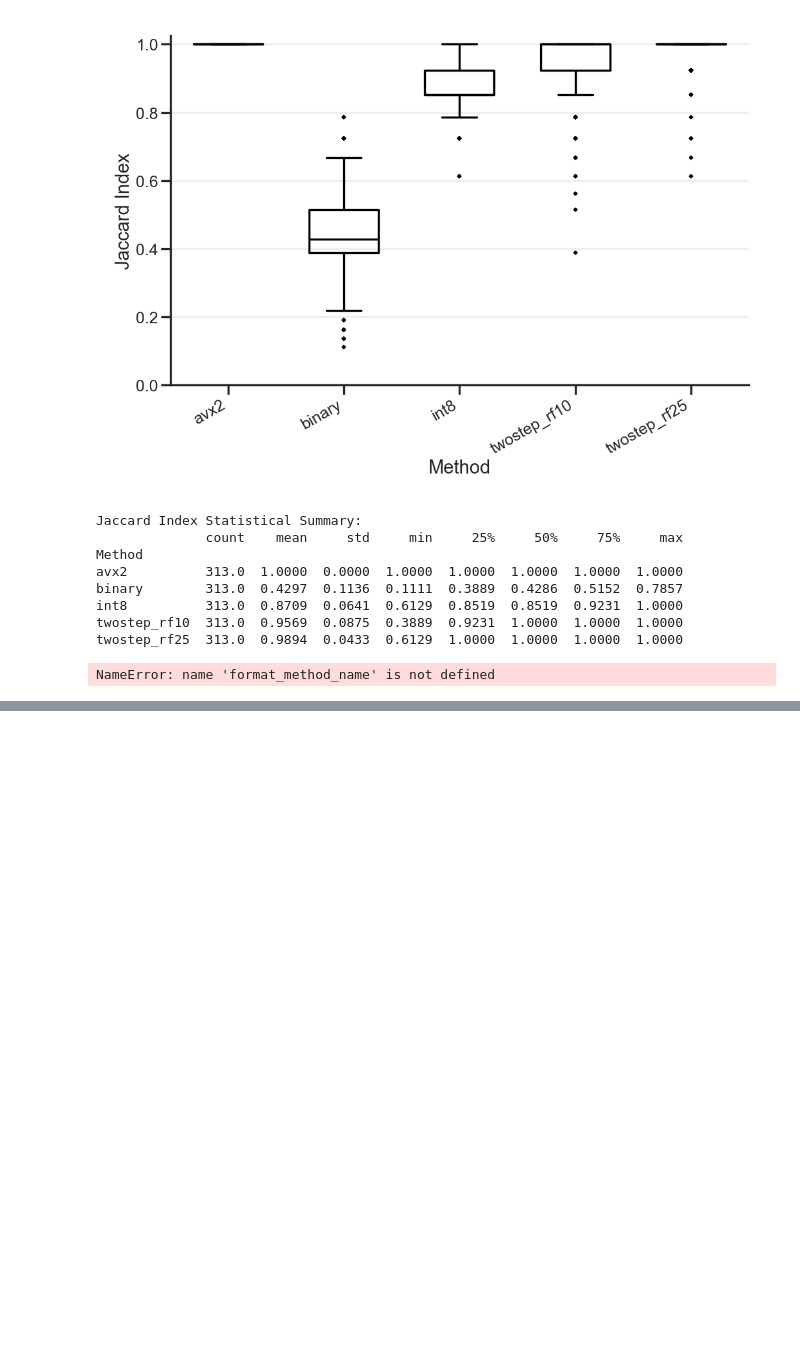
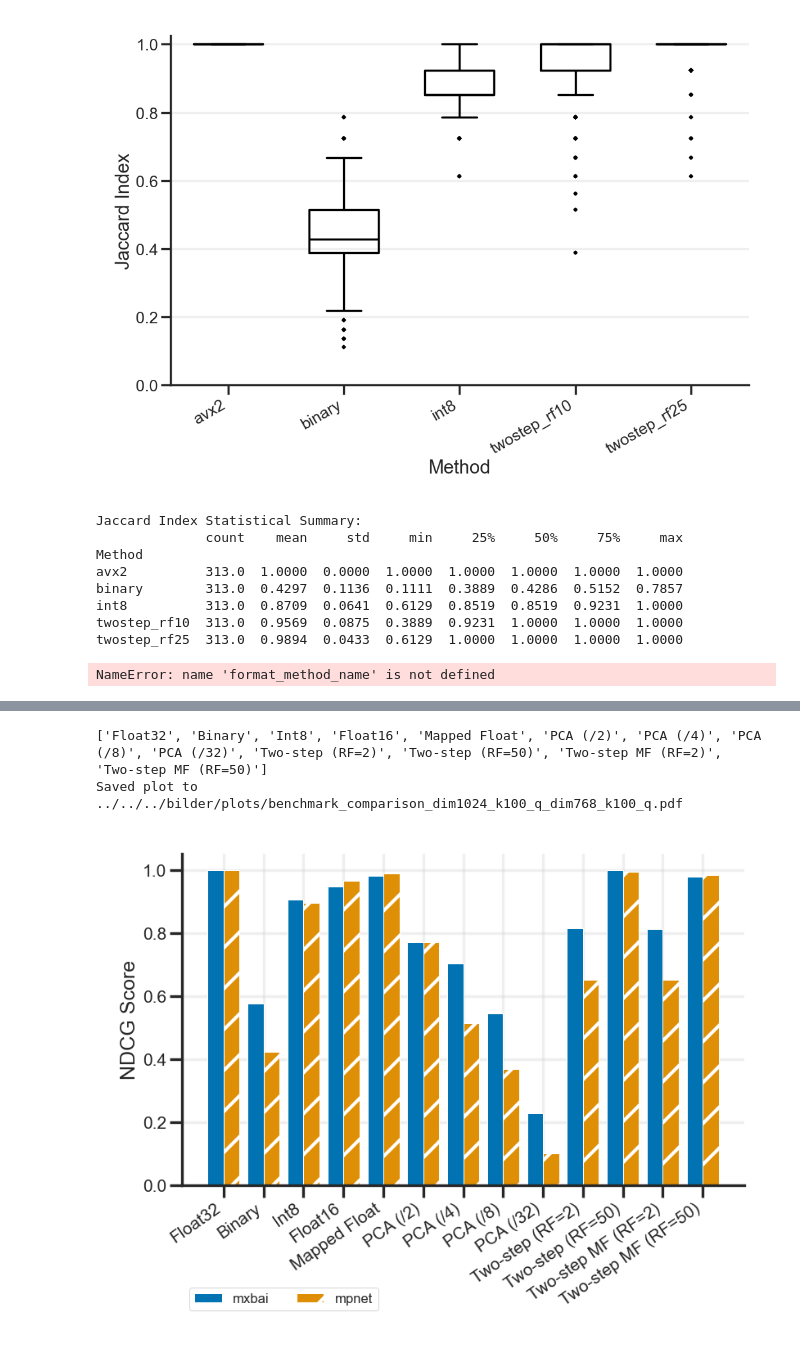
Before and after one commit to thubn/simsearch, a Jupyter notebook: python/jupyter/plots_arm.ipynb, the cells around one changed output, grey strips where cells are left out. Cells and saved outputs as stored; diff of their text form; code cells hidden in the pictures; blank space fills up the shorter version.

Commit message:
add bar chart hatch

```diff
--- a/python/jupyter/plots_arm.ipynb
+++ b/python/jupyter/plots_arm.ipynb
@@ -55,7 +55,7 @@ plt.rcParams.update({
 
 # Global plot saving configuration
 SAVE_PLOTS = True  # Switch this to True to enable saving
-PLOT_DIR = Path('./images/')  # Directory for saved plots
+PLOT_DIR = Path('../../../bilder/plots')  # Directory for saved plots
 RESULT_PATH = "./results/"
 
 def save_plot(name, fig=None):
@@ -74,7 +74,7 @@ def save_plot(name, fig=None):
             fig = plt.gcf()
 
         # Save with timestamp to avoid overwrites
-        filename = PLOT_DIR / f"{name}.png"
+        filename = PLOT_DIR / f"{name}.pdf"
         fig.savefig(filename, bbox_inches='tight', dpi=600)
         print(f"Saved plot to {filename}")
 
@@ -217,12 +217,12 @@ def get_method_display_name(method, method_names_map=None):
 DEFAULT_METHOD_NAMES = {
     'float': 'Float32',
     'float_mt': 'Float32 MT',
-    'binary': 'SIMD Binary',
-    'binary_mt': 'SIMD Binary MT',
-    'avx2': 'SIMD Float32',
-    'avx2_mt': 'SIMD Float32 MT',
-    'int8': 'SIMD Int8',
-    'int8_mt': 'SIMD Int8 MT',
+    'binary': 'Binary',
+    'binary_mt': 'Binary MT',
+    'avx2': 'Float32',
+    'avx2_mt': 'Float32 MT',
+    'int8': 'Int8',
+    'int8_mt': 'Int8 MT',
     'twostep_rf2': 'Two-step (RF=2)',
     'twostep_rf5': 'Two-step (RF=5)',
     'twostep_rf10': 'Two-step (RF=10)',
@@ -238,12 +238,12 @@ DEFAULT_METHOD_NAMES = {
     'ts_mf_rf25': 'Two-step MF (RF=25)',
     'ts_mf_rf50': 'Two-step MF (RF=50)',
     'float16': 'Float16',
-    'mf': 'SIMD Mapped Float',
-    'pca2': 'PCA (2x)',
-    'pca4': 'PCA (4x)',
-    'pca8': 'PCA (8x)',
-    'pca16': 'PCA (16x)',
-    'pca32': 'PCA (32x)',
+    'mf': 'Mapped Float',
+    'pca2': 'PCA (/2)',
+    'pca4': 'PCA (/4)',
+    'pca8': 'PCA (/8)',
+    'pca16': 'PCA (/16)',
+    'pca32': 'PCA (/32)',
 }
 # %%
 def plot_performance_comparison(results, result_key, skip_methods=None, enable_save_plot=False, name_postfix=""):
@@ -1838,6 +1893,7 @@ def compare_benchmarks(results_dict, benchmark_keys, names=None, skip_methods=['
 
     # Prepare data for plotting
     methods = list(benchmark_info[names[0]]['stats'].keys())
+    print(methods)
     methods_filtered = [m for m in methods if m not in skip_methods]
     methods_filtered = [m for m in methods if not any(fnmatch.fnmatch(m, pattern) for pattern in skip_methods)]
     x = np.arange(len(methods_filtered))
@@ -1845,6 +1901,7 @@ def compare_benchmarks(results_dict, benchmark_keys, names=None, skip_methods=['
 
     # Create NDCG comparison plot
     plt.figure(figsize=(2.75, 2.25))
+    hatch_styles = ["", "//"]
 
     # Plot bars for each benchmark
     for i, name in enumerate(names):
@@ -1854,45 +1911,56 @@ def compare_benchmarks(results_dict, benchmark_keys, names=None, skip_methods=['
         plt.bar(x + i*width - width*len(names)/2 + width/2,
                 ndcg_scores,
                 width,
-                label=name)
+                label=name,
+                hatch=hatch_styles[i])
 
-    plt.xlabel('Method', fontsize=6)
+    # plt.xlabel('Methods', fontsize=6)
     plt.ylabel('NDCG Score', fontsize=6)
     #plt.title(plot_title, fontsize=7)
     plt.xticks(x, methods_filtered, rotation=35, ha='right', fontsize=5)
     plt.yticks(fontsize=5)
-    plt.legend(loc=3, bbox_to_anchor=(-0.1,-0.55), fontsize=5)
+    # plt.legend(loc=3, ncol=1, bbox_to_anchor=(-0,-0.4), fontsize=4, ['mxbai', 'mpnet'])
+
+    handles, _ = plt.gca().get_legend_handles_labels()
+    plt.legend(handles, ['mxbai', 'mpnet'],
+            loc=3, ncol=2, bbox_to_anchor=(-0,-0.4), fontsize=4)
+
     plt.grid(True, alpha=0.3)
 
     plt.tight_layout()
 
     # Save plot if enabled
     if len(benchmark_keys) > 1:
         if enable_save_plot: save_plot(f'benchmark_comparison_{get_title_metadata(result_key=benchmark_keys[0], with_unterscores=True)}_{get_title_metadata(result_key=benchmark_keys[1], with_unterscores=True)}{name_postfix}')
     else:
         if enable_save_plot: save_plot(f'benchmark_comparison_{get_title_metadata(result_key=benchmark_keys[0], with_unterscores=True)}{name_postfix}')
 
     plt.show()
 
     # Print detailed comparison
     # print("\nDetailed Comparison:")
     # for method in methods:
     #     print(f"\nMethod: {method}")
     #     print("-" * 50)
     #     for name in names:
     #         stats = benchmark_info[name]['stats'][method]
     #         dim = benchmark_info[name]['metadata']['vector_dim']
     #         print(f"{name} (dim={dim}):")
     #         print(f"  Time: {stats['mean_time']:.2f} ± {stats['std_time']:.2f} μs")
     #         if method != 'float':
     #             print(f"  NDCG: {stats['ndcg']:.3f} ± {stats['ndcg_std']:.3f}")
 
 # Example usage with multiple benchmark results
+# print(results['benchmark_dim1024_k10_q']['summary'].keys())
 compare_benchmarks(results,
                    benchmark_keys=['benchmark_dim1024_k100_q', 'benchmark_dim768_k100_q'],
                    names=['mxbai-embed-large-v1', 'all-mpnet-base-v2'],
-                   skip_methods=['float', 'twostep_rf5', 'twostep_rf10', 'twostep_rf25', 'ts_mf_rf5', 'ts_mf_rf10', 'ts_mf_rf25'], enable_save_plot=True)
+                   skip_methods=['float', 'twostep_rf5', 'twostep_rf10', 'twostep_rf25','pca16', 'ts_mf_rf5', 'ts_mf_rf10', 'ts_mf_rf25'], enable_save_plot=True)
 # compare_benchmarks(results,
 #                    benchmark_keys=['benchmark_dim1024_k100_re', 'benchmark_dim768_k100_re'],
 #                    names=['mxbai-embed-large-v1', 'all-mpnet-base-v2'],
 #                    skip_methods=['float'])
+# %% [output]
+['Float32', 'Binary', 'Int8', 'Float16', 'Mapped Float', 'PCA (/2)', 'PCA (/4)', 'PCA (/8)', 'PCA (/32)', 'Two-step (RF=2)', 'Two-step (RF=50)', 'Two-step MF (RF=2)', 'Two-step MF (RF=50)']
+Saved plot to ../../../bilder/plots/benchmark_comparison_dim1024_k100_q_dim768_k100_q.pdf
+[figure, added]
```
Also changed, not shown: parts of 3 cells of this notebook.
